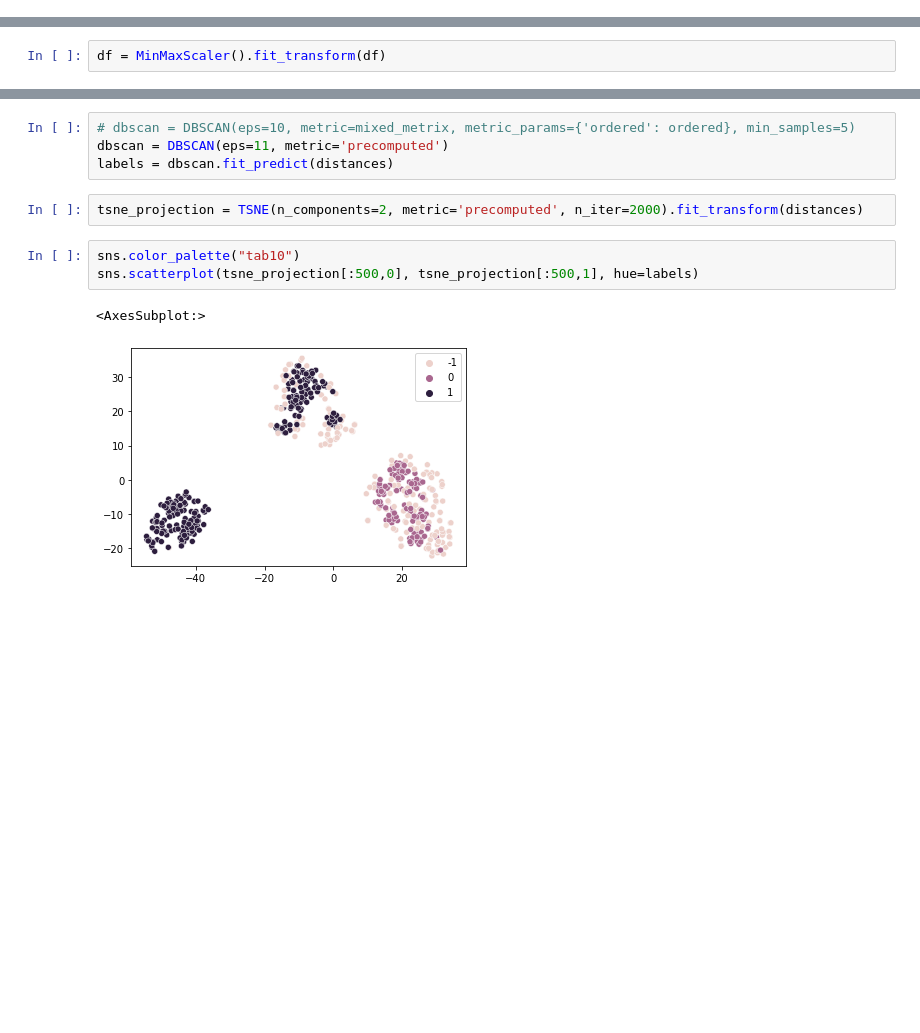
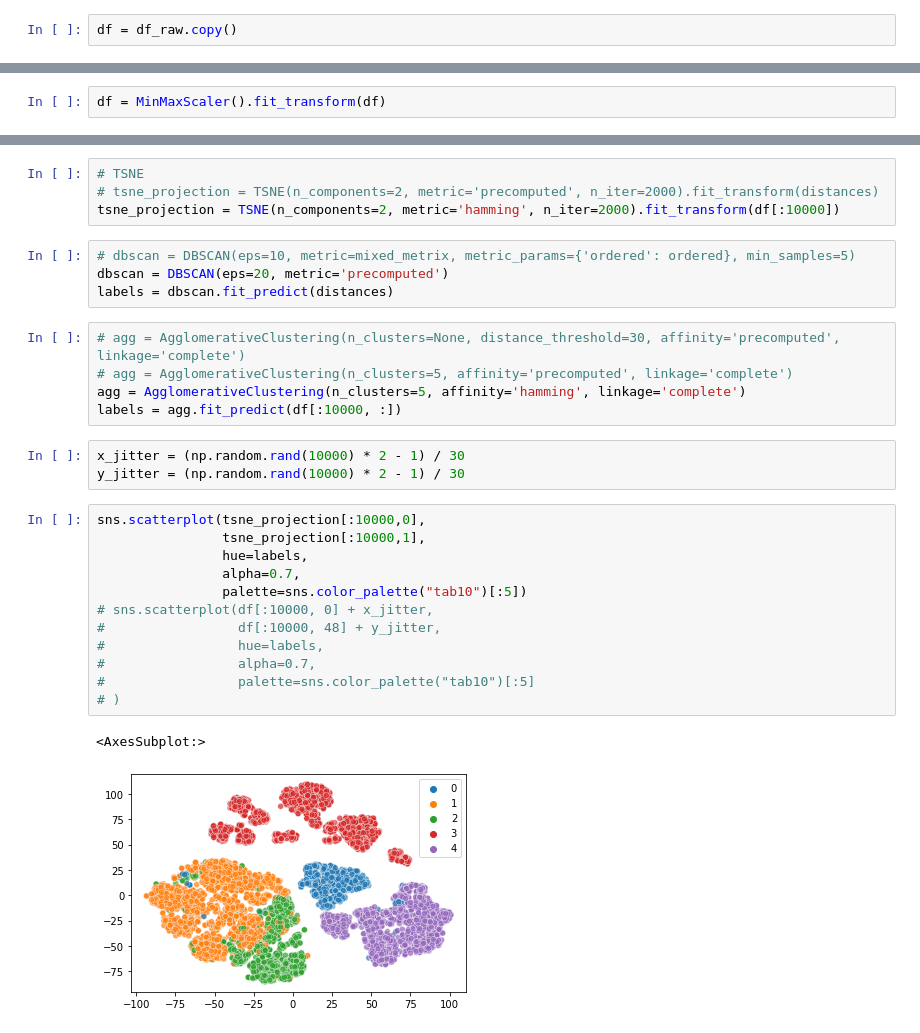
Before and after one commit to Szymon-Gut/Introduction-to-Machine-Learning, a Jupyter notebook: projekt2/km2_dump/km2.ipynb, the cells around one changed output, grey strips where cells are left out. Drawn from its saved outputs; the diff is of its cells as text; blank space fills up the shorter version.

```diff
--- a/projekt2/km2_dump/km2.ipynb
+++ b/projekt2/km2_dump/km2.ipynb
@@ -65,0 +23,2 @@ ordered = attr["Ordered"]
+# %%
+df = df_raw.copy()
@@ -70,12 +35,31 @@ distances = calculate_distance_matrix(df[:500,:], ordered)
+# %%
+# TSNE
+# tsne_projection = TSNE(n_components=2, metric='precomputed', n_iter=2000).fit_transform(distances)
+tsne_projection = TSNE(n_components=2, metric='hamming', n_iter=2000).fit_transform(df[:10000])
 # %%
 # dbscan = DBSCAN(eps=10, metric=mixed_metrix, metric_params={'ordered': ordered}, min_samples=5)
-dbscan = DBSCAN(eps=11, metric='precomputed')
+dbscan = DBSCAN(eps=20, metric='precomputed')
 labels = dbscan.fit_predict(distances)
-# %%
-tsne_projection = TSNE(n_components=2, metric='precomputed', n_iter=2000).fit_transform(distances)
-# %%
-sns.color_palette("tab10")
-sns.scatterplot(tsne_projection[:500,0], tsne_projection[:500,1], hue=labels)
-# %% [output]
-<AxesSubplot:>
-[figure, removed]
+# %%
+# agg = AgglomerativeClustering(n_clusters=None, distance_threshold=30, affinity='precomputed', linkage='complete')
+# agg = AgglomerativeClustering(n_clusters=5, affinity='precomputed', linkage='complete')
+agg = AgglomerativeClustering(n_clusters=5, affinity='hamming', linkage='complete')
+labels = agg.fit_predict(df[:10000, :])
+# %%
+x_jitter = (np.random.rand(10000) * 2 - 1) / 30
+y_jitter = (np.random.rand(10000) * 2 - 1) / 30
+# %%
+sns.scatterplot(tsne_projection[:10000,0],
+                tsne_projection[:10000,1],
+                hue=labels,
+                alpha=0.7,
+                palette=sns.color_palette("tab10")[:5])
+# sns.scatterplot(df[:10000, 0] + x_jitter,
+#                 df[:10000, 48] + y_jitter,
+#                 hue=labels,
+#                 alpha=0.7,
+#                 palette=sns.color_palette("tab10")[:5]
+# )
+# %% [output]
+<AxesSubplot:>
+[figure, added]
```
Also changed, not shown: parts of 10 cells of this notebook.
